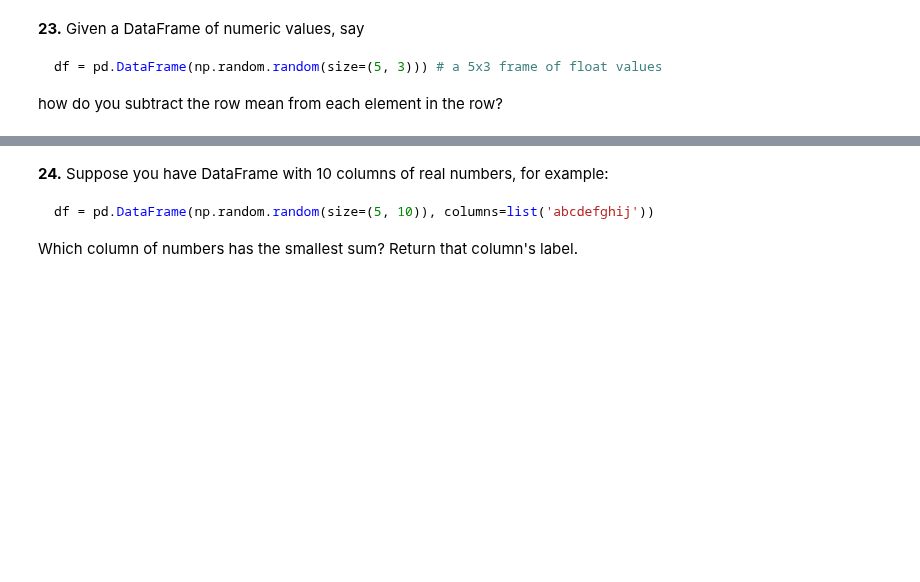
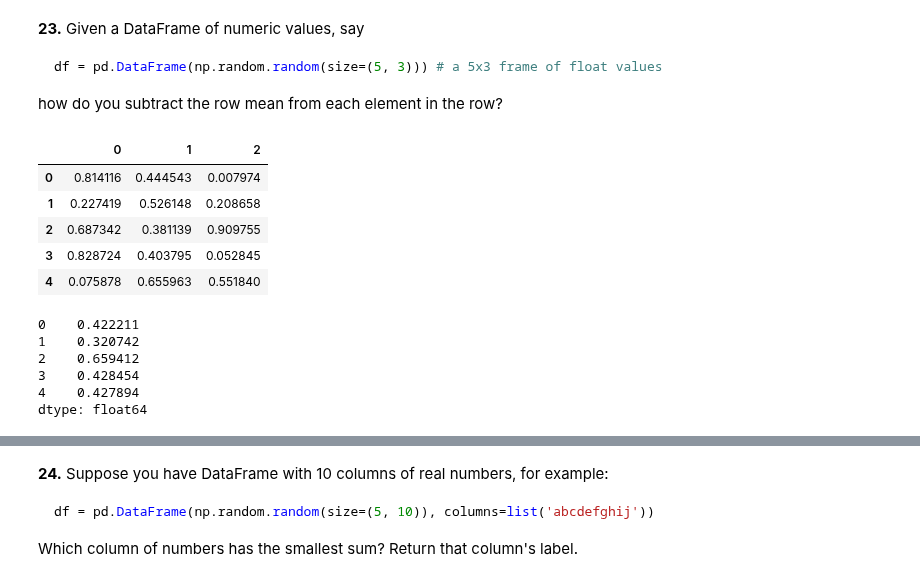
Before and after one commit to Haritima-Manchanda/100-pandas-puzzles, a Jupyter notebook: 100-pandas-puzzles.ipynb, the cells around one changed output, grey strips where cells are left out. Drawn from its saved outputs; the diff is of its cells as text; code cells hidden in the pictures; blank space fills up the shorter version.

````diff
--- a/100-pandas-puzzles.ipynb
+++ b/100-pandas-puzzles.ipynb
@@ -368,3 +390,22 @@ df = pd.DataFrame(np.random.random(size=(5, 3))) # a 5x3 frame of float values
 ```
 
 how do you subtract the row mean from each element in the row?
+# %%
+df = pd.DataFrame(np.random.random(size=(5, 3)))
+df
+# %% [output]
+|  | 0 | 1 | 2 |
+| 0 | 0.814116 | 0.444543 | 0.007974 |
+| 1 | 0.227419 | 0.526148 | 0.208658 |
+| 2 | 0.687342 | 0.381139 | 0.909755 |
+| 3 | 0.828724 | 0.403795 | 0.052845 |
+| 4 | 0.075878 | 0.655963 | 0.551840 |
+# %%
+df.mean(axis = 1)
+# %% [output]
+0    0.422211
+1    0.320742
+2    0.659412
+3    0.428454
+4    0.427894
+dtype: float64
````
Also changed, not shown: parts of 11 cells of this notebook.
